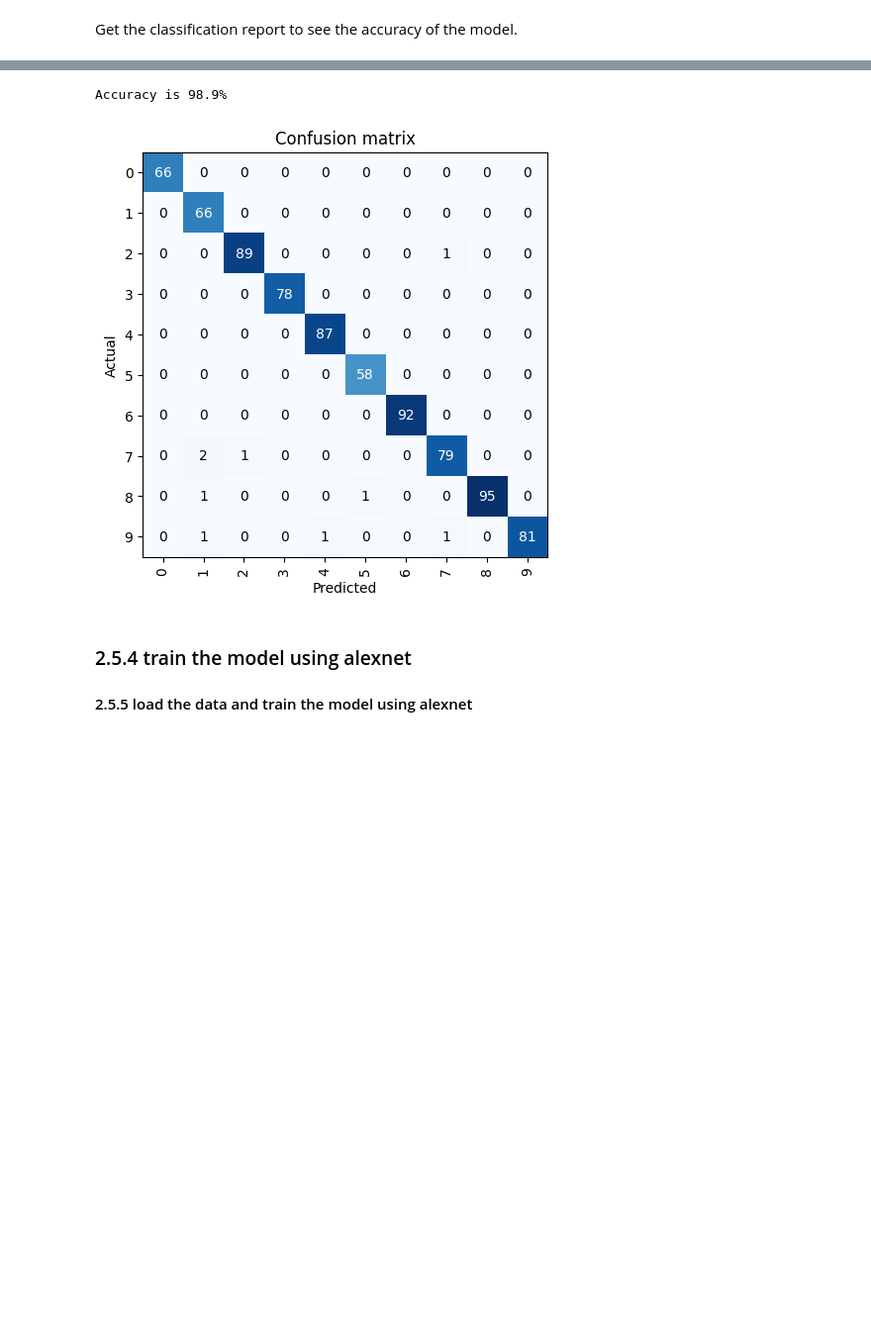
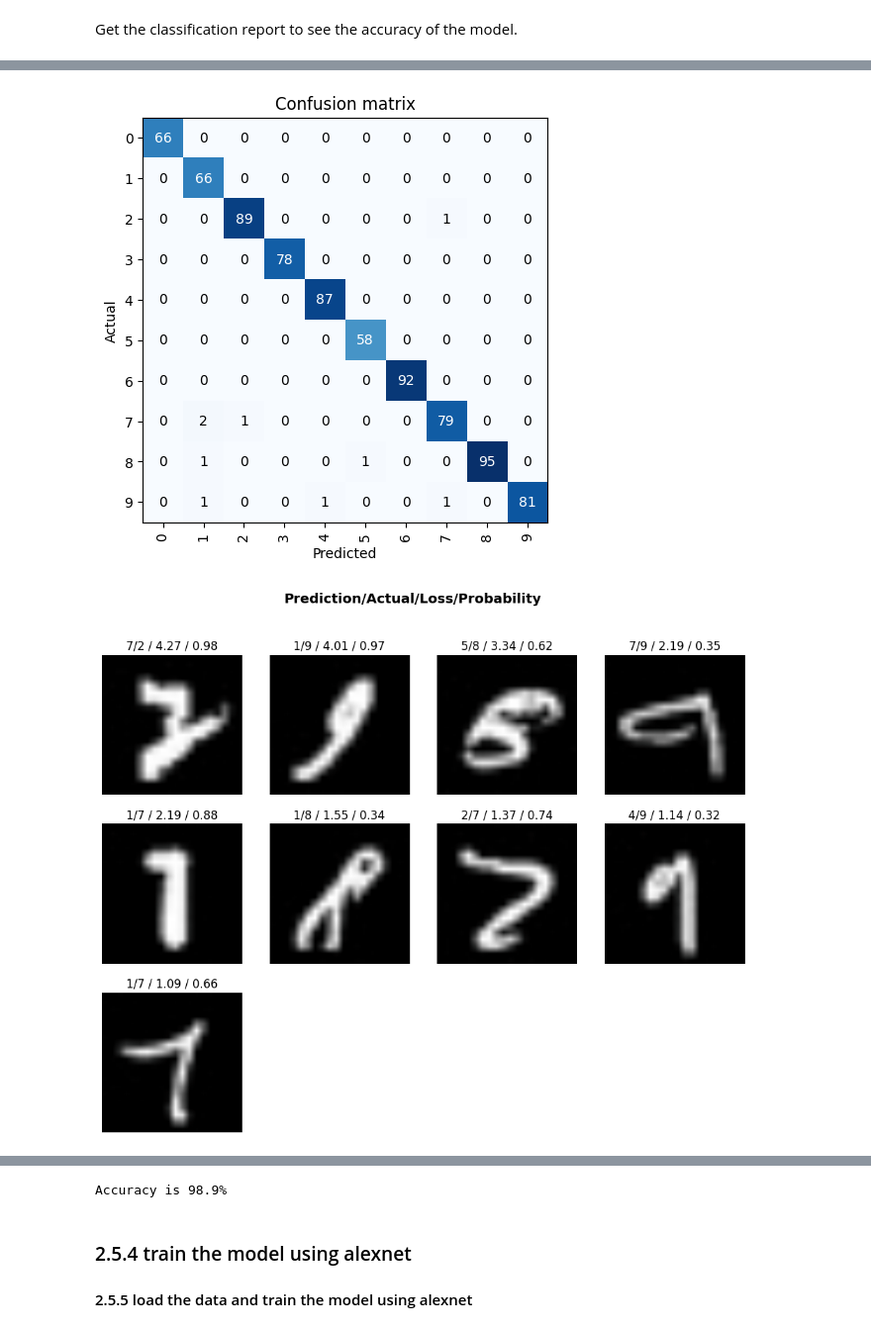
Before and after one commit to KarthikKaravatt/MPAssignment, a Jupyter notebook: Assignment.ipynb, the cells around one changed output, grey strips where cells are left out. Shown at 99% size. Drawn from its saved outputs; the diff is of its cells as text; code cells hidden in the pictures; blank space fills up the shorter version.

```diff
--- a/Assignment.ipynb
+++ b/Assignment.ipynb
@@ -876,11 +801,18 @@ def print_stats(learn):
     # classifcation report and confusion matrix
     interp.print_classification_report()
     interp.plot_confusion_matrix()
+    # calculate how many images are incorrectly classified from the confusion matrix
+    confusion_matrix = interp.confusion_matrix()
+    # Note this is from the training data not testing data
+    incorrect = np.sum(confusion_matrix) - np.trace(confusion_matrix)
+    interp.plot_top_losses(incorrect, ncols=4)
     # Test on the test data
     files = get_image_files('test')
     files_labels = [label_func(f) for f in files]
     correct = 0
     tested = 0
+    wrong_images = []
+    wrong_labels = []
     for i in range(len(files)):
         tested += 1
         # have to do this to avoid black lines that appear for some reason
@@ -888,6 +820,21 @@ def print_stats(learn):
             prediction = learn.predict(files[i])
         if prediction[0] == files_labels[i]:
             correct += 1
+        else:
+            # store the incorrect images and their labels
+            wrong_img = cv.imread(str(files[i]))
+            wrong_img = cv.cvtColor(wrong_img, cv.COLOR_BGR2RGB)
+            wrong_images.append(wrong_img)
+            wrong_labels.append((prediction[0], files_labels[i]))
+    # calculate the number of rows and columns for the grid
+    grid_size = math.ceil(math.sqrt(len(wrong_images)))
+    fig = plt.figure(figsize=(10, 10))
+    for i in range(len(wrong_images)):
+        ax = fig.add_subplot(grid_size, grid_size, i+1)
+        ax.imshow(wrong_images[i])
+        ax.set_title(f'Predicted: {wrong_labels[i][0]}, Actual: {wrong_labels[i][1]}')
+    plt.tight_layout()
+    plt.show()
     print(f'Accuracy is {correct * (100.0 / tested)}% ')
 print_stats(resent32_learn)
 # %% [output]
@@ -912,0 +862,2 @@ weighted avg       0.99      0.99      0.99       800
+[figure]
+[figure, added]
@@ -913,5 +865,4 @@ weighted avg       0.99      0.99      0.99       800
 Accuracy is 98.9%
-[figure]
 # %% [markdown]
 ### 2.5.4 train the model using alexnet
 #### 2.5.5 load the data and train the model using alexnet
```
Also changed, not shown: parts of 17 cells of this notebook.
